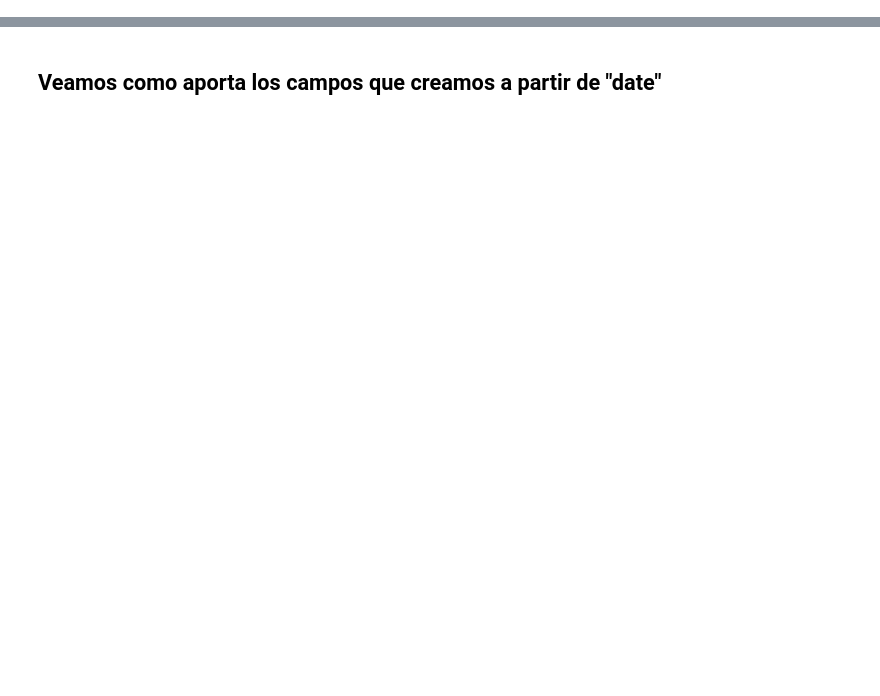
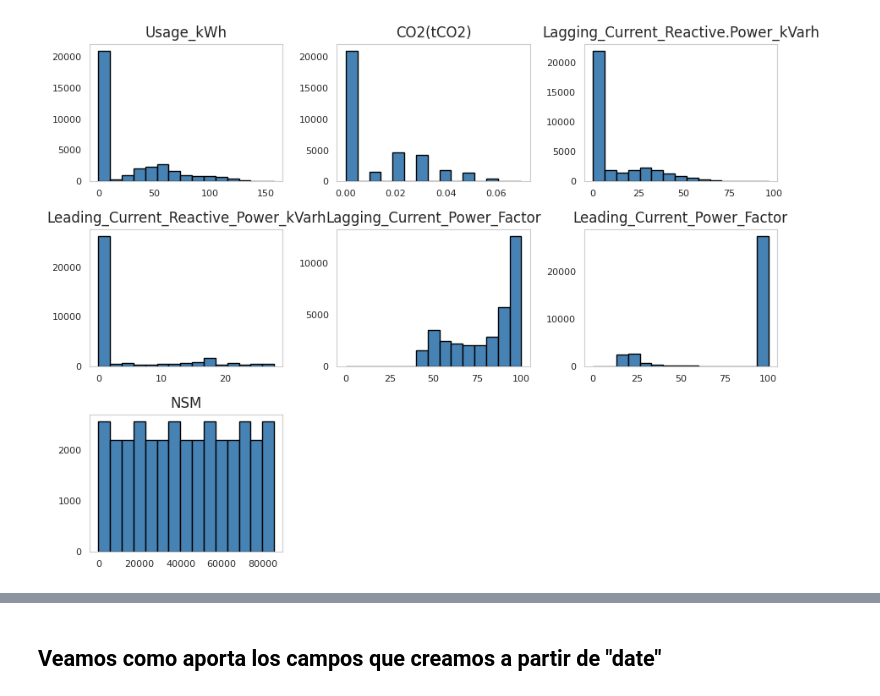
Before and after one commit to luis-huacho/INF648-Proy-Curso-2024-01, a Jupyter notebook: data/procesamiento_data.ipynb, the cells around one changed output, grey strips where cells are left out. Saved outputs shown, nothing was run; the diff lists cells and outputs as text; code cells hidden in the pictures; blank space fills up the shorter version.

```diff
--- a/data/procesamiento_data.ipynb
+++ b/data/procesamiento_data.ipynb
@@ -30,0 +132,2 @@ Name: count, dtype: int64
+# %%
+df = pd.read_csv('Steel_industry_data.csv')
@@ -32,5 +146,5 @@ Name: count, dtype: int64
 df['date'] = pd.to_datetime(df['date'], format='%d/%m/%Y %H:%M')
 # %%
 # Hacemos una diferenciación entre fines de semana y días hábiles
-df['IsWeekend'] = df['WeekStatus'] == 'Weekend'
-df.drop(['WeekStatus'], axis=1, inplace=True)
+# df['IsWeekend'] = df['WeekStatus'] == 'Weekend'
+# df.drop(['WeekStatus'], axis=1, inplace=True)
@@ -74,0 +172,8 @@ df.sample(n=9)
+# %%
+df[['Usage_kWh', 'CO2(tCO2)', 'Lagging_Current_Reactive.Power_kVarh', 'Leading_Current_Reactive_Power_kVarh','Lagging_Current_Power_Factor', 'Leading_Current_Power_Factor', 'NSM']].hist(bins=15, color='steelblue', edgecolor='black', linewidth=1.0,
+           xlabelsize=8, ylabelsize=8, grid=False)
+
+# command to give space b/t diff. plots
+plt.tight_layout(rect=(0, 0, 1.4, 1.4))
+# %% [output]
+[figure, added]
```
Also changed, not shown: parts of 35 cells of this notebook, 13 other files.
